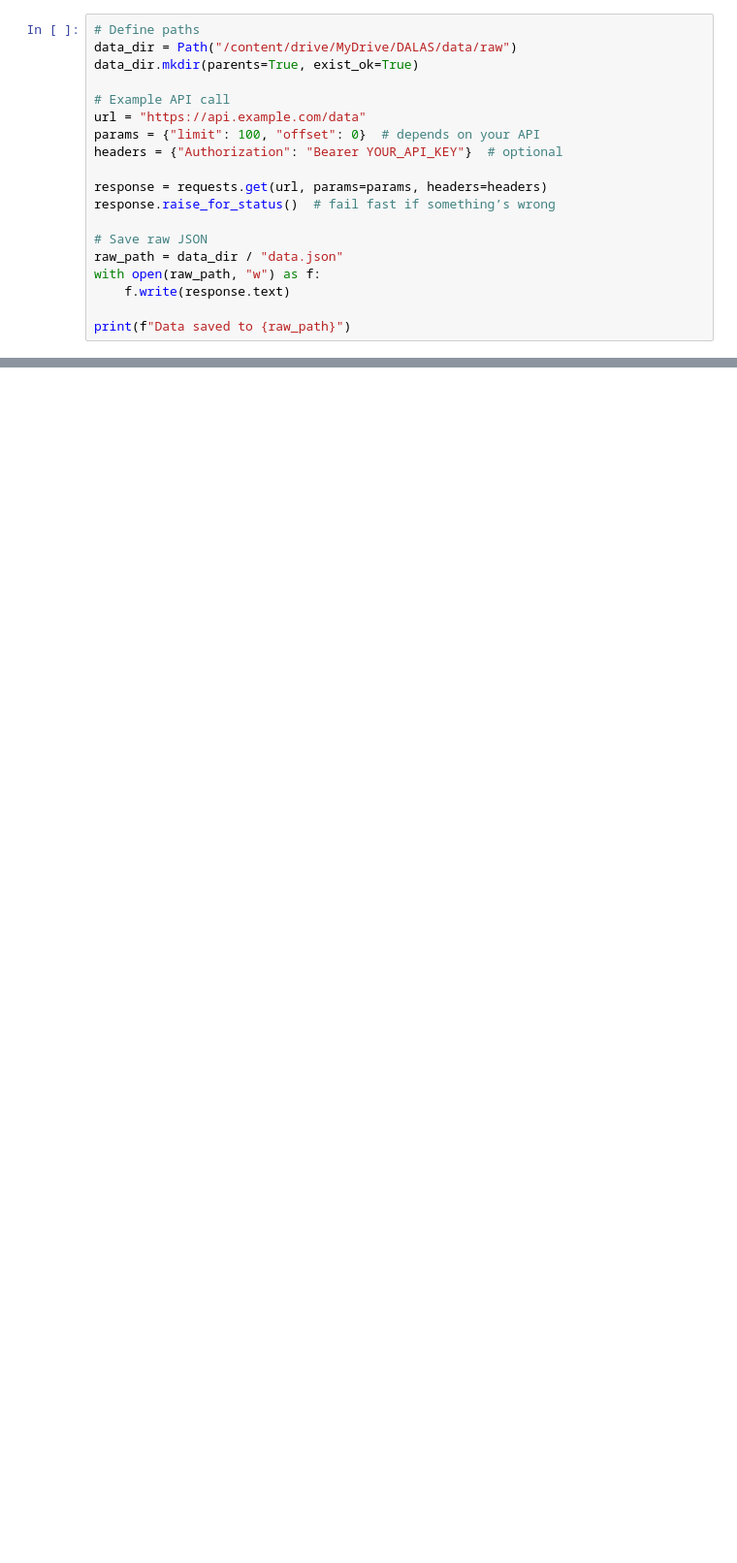
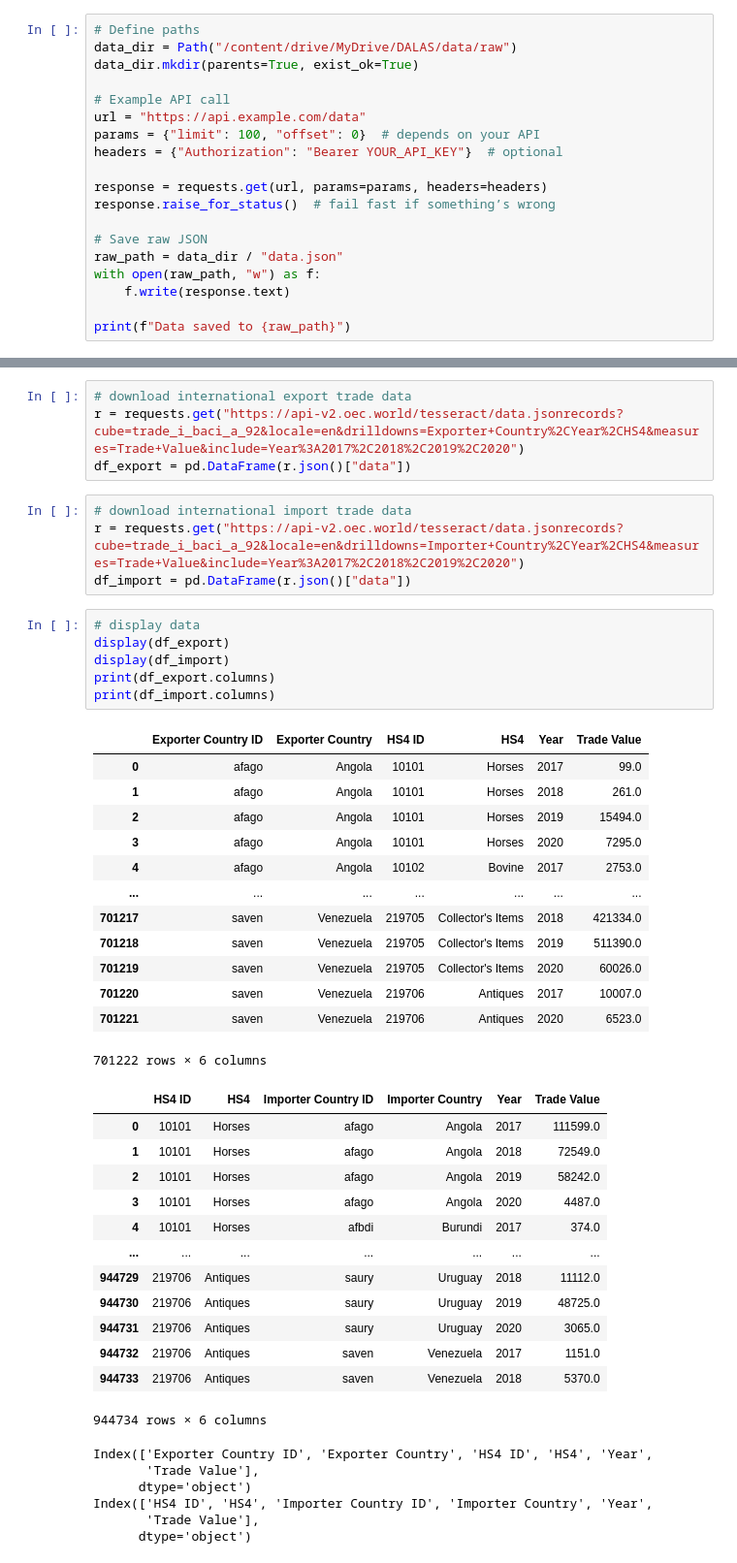
Before and after one commit to linneasandersen/dalas-project, a Jupyter notebook: DataCollection.ipynb, the cells around one changed output, grey strips where cells are left out. Shown at 97% size. Cells and saved outputs as stored; diff of their text form; blank space fills up the shorter version.

Commit message:
data added

```diff
--- a/DataCollection.ipynb
+++ b/DataCollection.ipynb
@@ -28,0 +44,47 @@ print(f"Data saved to {raw_path}")
+# %%
+# download international export trade data
+r = requests.get("https://api-v2.oec.world/tesseract/data.jsonrecords?cube=trade_i_baci_a_92&locale=en&drilldowns=Exporter+Country%2CYear%2CHS4&measures=Trade+Value&include=Year%3A2017%2C2018%2C2019%2C2020")
+df_export = pd.DataFrame(r.json()["data"])
+# %%
+# download international import trade data
+r = requests.get("https://api-v2.oec.world/tesseract/data.jsonrecords?cube=trade_i_baci_a_92&locale=en&drilldowns=Importer+Country%2CYear%2CHS4&measures=Trade+Value&include=Year%3A2017%2C2018%2C2019%2C2020")
+df_import = pd.DataFrame(r.json()["data"])
+# %%
+# display data
+display(df_export)
+display(df_import)
+print(df_export.columns)
+print(df_import.columns)
+# %% [output]
+|  | Exporter Country ID | Exporter Country | HS4 ID | HS4 | Year | Trade Value |
+| 0 | afago | Angola | 10101 | Horses | 2017 | 99.0 |
+| 1 | afago | Angola | 10101 | Horses | 2018 | 261.0 |
+| 2 | afago | Angola | 10101 | Horses | 2019 | 15494.0 |
+| 3 | afago | Angola | 10101 | Horses | 2020 | 7295.0 |
+| 4 | afago | Angola | 10102 | Bovine | 2017 | 2753.0 |
+| ... | ... | ... | ... | ... | ... | ... |
+| 701217 | saven | Venezuela | 219705 | Collector's Items | 2018 | 421334.0 |
+| 701218 | saven | Venezuela | 219705 | Collector's Items | 2019 | 511390.0 |
+| 701219 | saven | Venezuela | 219705 | Collector's Items | 2020 | 60026.0 |
+| 701220 | saven | Venezuela | 219706 | Antiques | 2017 | 10007.0 |
+| 701221 | saven | Venezuela | 219706 | Antiques | 2020 | 6523.0 |
+701222 rows × 6 columns
+|  | HS4 ID | HS4 | Importer Country ID | Importer Country | Year | Trade Value |
+| 0 | 10101 | Horses | afago | Angola | 2017 | 111599.0 |
+| 1 | 10101 | Horses | afago | Angola | 2018 | 72549.0 |
+| 2 | 10101 | Horses | afago | Angola | 2019 | 58242.0 |
+| 3 | 10101 | Horses | afago | Angola | 2020 | 4487.0 |
+| 4 | 10101 | Horses | afbdi | Burundi | 2017 | 374.0 |
+| ... | ... | ... | ... | ... | ... | ... |
+| 944729 | 219706 | Antiques | saury | Uruguay | 2018 | 11112.0 |
+| 944730 | 219706 | Antiques | saury | Uruguay | 2019 | 48725.0 |
+| 944731 | 219706 | Antiques | saury | Uruguay | 2020 | 3065.0 |
+| 944732 | 219706 | Antiques | saven | Venezuela | 2017 | 1151.0 |
+| 944733 | 219706 | Antiques | saven | Venezuela | 2018 | 5370.0 |
+944734 rows × 6 columns
+Index(['Exporter Country ID', 'Exporter Country', 'HS4 ID', 'HS4', 'Year',
+       'Trade Value'],
+      dtype='object')
+Index(['HS4 ID', 'HS4', 'Importer Country ID', 'Importer Country', 'Year',
+       'Trade Value'],
+      dtype='object')
```
Also changed, not shown: parts of 8 cells of this notebook.
